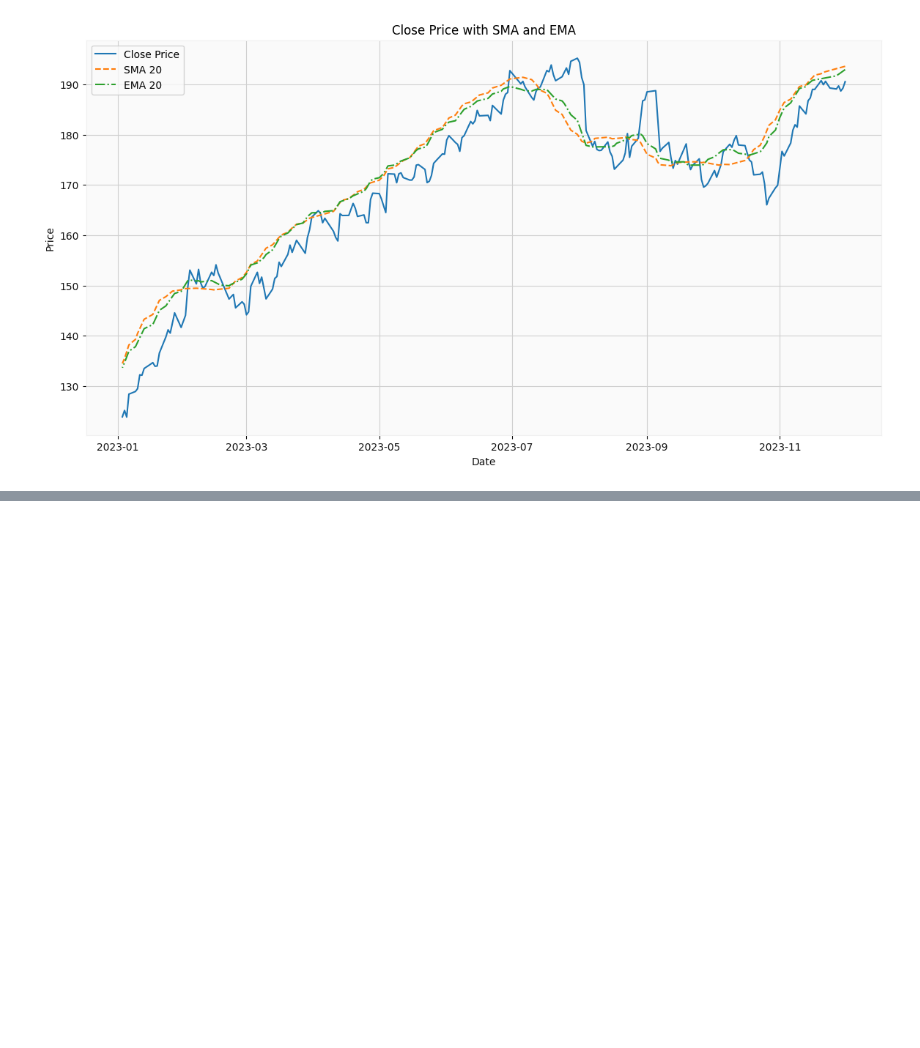
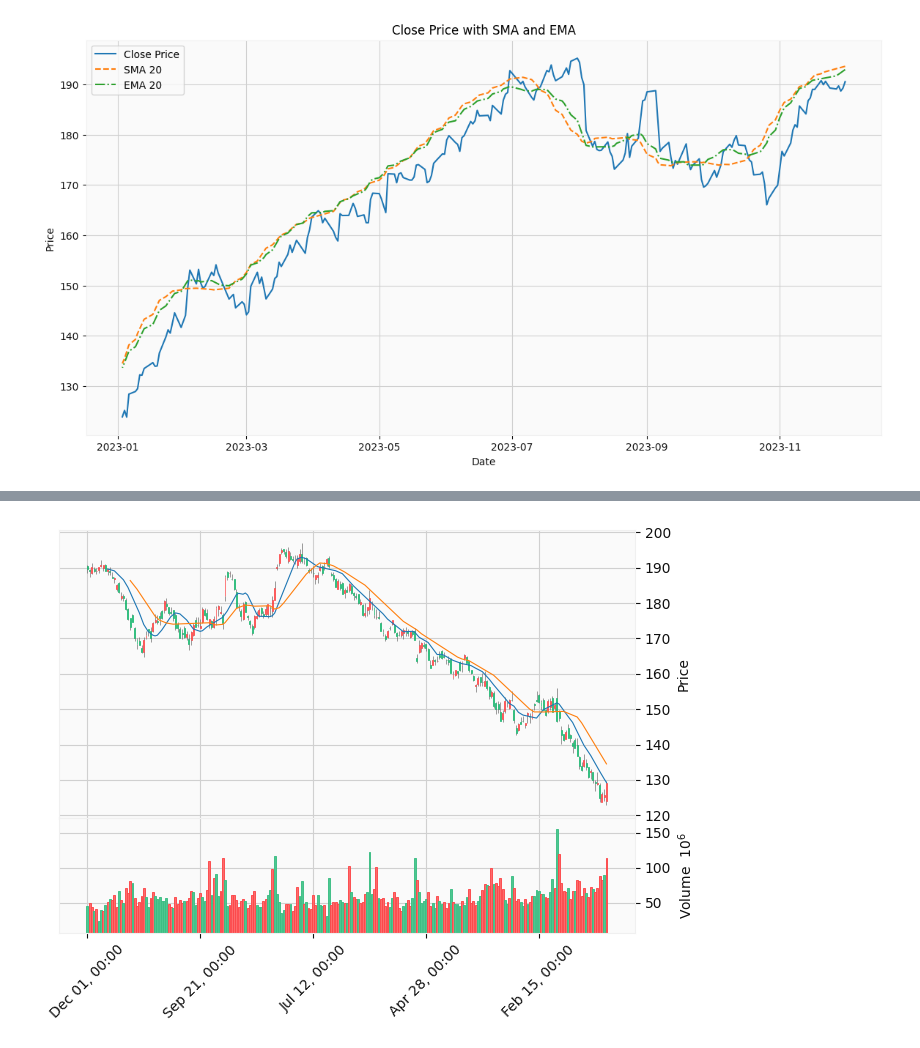
Before and after one commit to Nahom-ketsela/kaim-week-01, a Jupyter notebook: notebooks/APPL_analysis.ipynb, the cells around one changed output, grey strips where cells are left out. Cells and saved outputs as stored; diff of their text form; code cells hidden in the pictures; blank space fills up the shorter version.

```diff
--- a/notebooks/APPL_analysis.ipynb
+++ b/notebooks/APPL_analysis.ipynb
@@ -172,0 +188,4 @@ pa.plot_close_with_indicators(data)
+# %%
+pa.plot_candlestick_chart(data)
+# %% [output]
+[figure, added]
```
Also changed, not shown: parts of 5 cells of this notebook, 1 other file.
